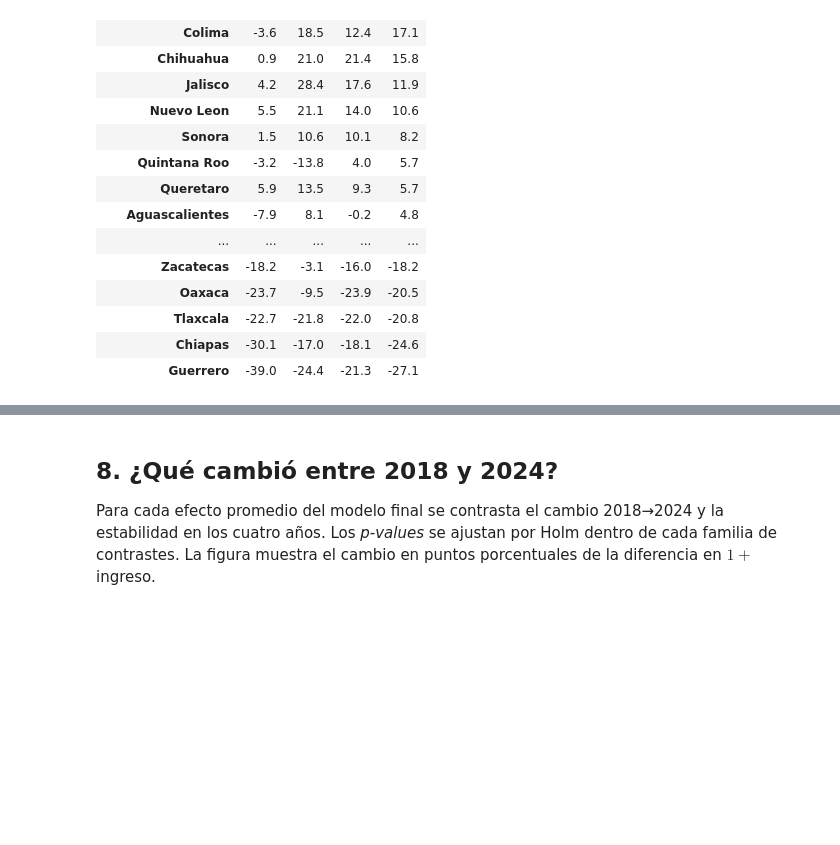
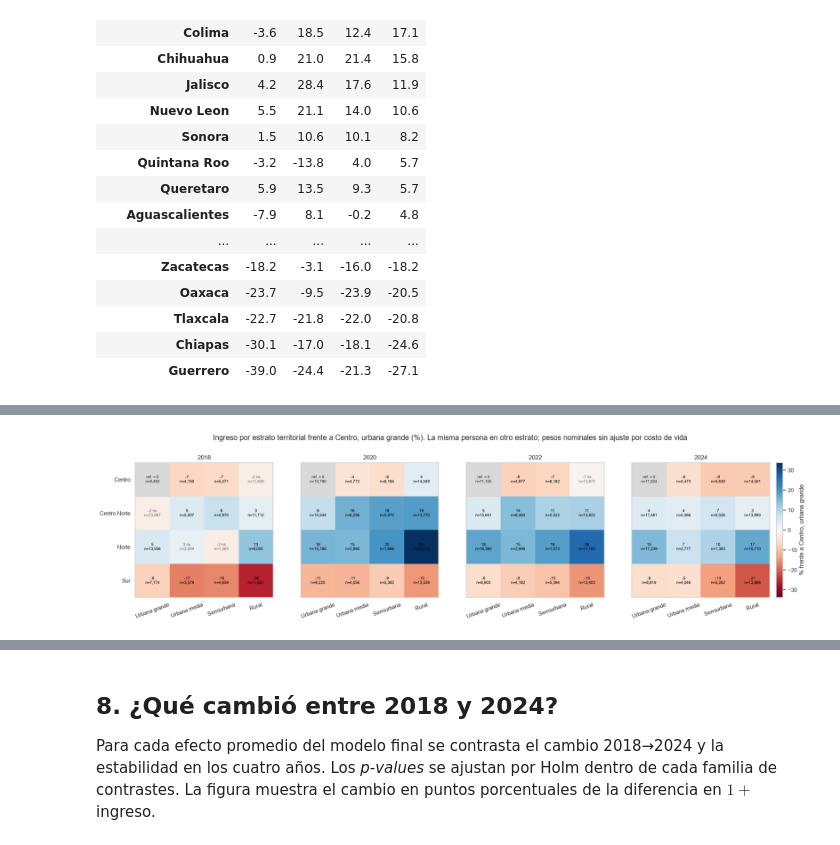
Before and after one commit to FernandoRossell/inegi-income-modeling, a Jupyter notebook: notebooks/16_interpretacion_modelo_final.ipynb, the cells around one changed output, grey strips where cells are left out. Saved outputs shown, nothing was run; the diff lists cells and outputs as text; code cells hidden in the pictures; blank space fills up the shorter version.

```diff
--- a/notebooks/16_interpretacion_modelo_final.ipynb
+++ b/notebooks/16_interpretacion_modelo_final.ipynb
@@ -213,0 +406,11 @@ Bloques de interaccion en M5: ['I1_genero_ciclo_vida', 'I2_educacion_edad', 'I3a
+# %%
+if FRACCION_HOGARES_PRUEBA_16 is not None:
+    if not 0 < FRACCION_HOGARES_PRUEBA_16 < 1:
+        raise ValueError("FRACCION_HOGARES_PRUEBA_16 debe ser None o estar en (0, 1).")
+    for anio in ANIOS:
+        hogares = datos[anio].id_hogar.drop_duplicates().sample(frac=FRACCION_HOGARES_PRUEBA_16, random_state=SEMILLA_PRUEBA_16)
+        datos[anio] = datos[anio].loc[datos[anio].id_hogar.isin(hogares)].reset_index(drop=True)
+    display(pd.DataFrame([{"anio": a, "personas_prueba": len(datos[a]), "hogares_prueba": datos[a].id_hogar.nunique()}
+                          for a in ANIOS]))
+else:
+    print("Ejecucion con la muestra completa.")
@@ -621,0 +839,84 @@ display(efectos_estatales.pivot(index="entidad", columns="anio", values="eb_pct"
+# %%
+n_estratos = pd.concat([datos[a].groupby(["region_banxico", "tam_loc_grupo"]).size().rename("n").reset_index().assign(anio=a)
+                        for a in ANIOS]).rename(columns={"region_banxico": "region", "tam_loc_grupo": "localidad"})
+display(n_estratos.pivot_table(index=["region", "localidad"], columns="anio", values="n"))
+
+
+def heatmap_anotado(tabla, titulo, etiqueta_barra, cmap, nombre, celda_referencia=None, simetrico=True):
+    fig, ejes = plt.subplots(1, len(ANIOS), figsize=(23, 4.8))
+    valores = tabla.ame_pct
+    limite = float(np.nanmax(np.abs(valores)))
+    norma = TwoSlopeNorm(0, -limite, limite) if simetrico else plt.Normalize(valores.min(), valores.max())
+    for ax, anio in zip(ejes, ANIOS):
+        sub = tabla.loc[tabla.anio.eq(anio)].set_index(["region", "localidad"])
+        n = n_estratos.loc[n_estratos.anio.eq(anio)].set_index(["region", "localidad"]).n
+        matriz = np.full((len(REGIONES), len(LOCALIDADES)), np.nan)
+        for i, region in enumerate(REGIONES):
+            for j, localidad in enumerate(LOCALIDADES):
+                if (region, localidad) in sub.index:
+                    matriz[i, j] = sub.loc[(region, localidad), "ame_pct"]
+        imagen = ax.imshow(np.ma.masked_invalid(matriz), cmap=cmap, norm=norma, aspect="auto")
+        for i, region in enumerate(REGIONES):
+            for j, localidad in enumerate(LOCALIDADES):
+                cuantos = int(n.get((region, localidad), 0))
+                if (region, localidad) == celda_referencia:
+                    ax.add_patch(plt.Rectangle((j - 0.5, i - 0.5), 1, 1, color="0.85"))
+                    ax.text(j, i, f"ref. = 0\nn={cuantos:,}", ha="center", va="center", fontsize=8)
+                    continue
+                fila = sub.loc[(region, localidad)]
+                ns = fila.ic_inferior_pct <= 0 <= fila.ic_superior_pct
+                ax.text(j, i, f"{fila.ame_pct:.0f}{' ns' if ns else ''}\nn={cuantos:,}", ha="center", va="center",
+                        fontsize=8, color="0.45" if ns else "black")
+        ax.set_xticks(range(len(LOCALIDADES)), [l.split(" (")[0] for l in LOCALIDADES], rotation=20)
+        ax.set_yticks(range(len(REGIONES)), REGIONES if anio == ANIOS[0] else [""] * len(REGIONES))
+        ax.set_title(str(anio))
+        ax.grid(False)
+    fig.colorbar(imagen, ax=ejes, label=etiqueta_barra, fraction=0.015, pad=0.01)
+    fig.suptitle(titulo, y=1.04)
+    mostrar_figura(fig, nombre)
+
+
+heatmap_anotado(estratos_territoriales,
+                "Ingreso por estrato territorial frente a Centro, urbana grande (%). La misma persona en otro estrato; pesos nominales sin ajuste por costo de vida",
+                "% frente a Centro, urbana grande", "RdBu", "estratos_territoriales_anotado",
+                celda_referencia=(REFERENCIAS["region_banxico"], REFERENCIAS["tam_loc_grupo"]))
+heatmap_anotado(brecha_genero_territorio,
+                "Brecha mujer frente a hombre dentro de cada celda (%). Color mas oscuro = brecha mayor; cada celda compara contra los hombres de la misma celda",
+                "% mujer frente a hombre", "Reds_r", "brecha_genero_territorio_anotado", simetrico=False)
+
+# Verificacion de la estructura aditiva en log de la brecha de genero
+estructura = brecha_genero_territorio.pivot_table(index=["anio", "localidad"], columns="region", values="ame_log")
+desplazamientos = estructura.sub(estructura[REFERENCIAS["region_banxico"]], axis=0)
+display(desplazamientos.groupby("anio").agg(lambda s: s.max() - s.min()).round(4).rename(
+    columns=lambda c: f"rango entre localidades del desplazamiento {c}"))
+
+filas = []
+for anio in ANIOS:
+    modelo, d = modelos[(anio, "M5_final")], datos[anio]
+    for dimension, variable, categorias in [("region", "region_banxico", REGIONES), ("localidad", "tam_loc_grupo", LOCALIDADES)]:
+        for categoria in categorias:
+            escenario = contrafactual(d, **{variable: categoria})
+            filas.append({"anio": anio, "dimension": dimension, "categoria": categoria,
+                          **contraste(modelo, medias_diseno(contrafactual(escenario, sexo_desc="Mujer"), modelo),
+                                      medias_diseno(contrafactual(escenario, sexo_desc="Hombre"), modelo))})
+brecha_genero_marginal = pd.DataFrame(filas)
+display(brecha_genero_marginal.pivot_table(index=["dimension", "categoria"], columns="anio", values="ame_pct").round(1))
+
+fig, ejes = plt.subplots(1, 2, figsize=(16, 4.8), sharey=True)
+for ax, dimension, categorias in [(ejes[0], "region", REGIONES), (ejes[1], "localidad", LOCALIDADES)]:
+    ancho = 0.2
+    for k, anio in enumerate(ANIOS):
+        s = brecha_genero_marginal.loc[brecha_genero_marginal.anio.eq(anio) & brecha_genero_marginal.dimension.eq(dimension)]
+        s = s.set_index("categoria").reindex(categorias)
+        x = np.arange(len(categorias)) + (k - 1.5) * ancho
+        ax.bar(x, s.ame_pct, width=ancho, color=COLORES_ANIO[anio], label=str(anio))
+        ax.errorbar(x, s.ame_pct, yerr=[s.ame_pct - s.ic_inferior_pct, s.ic_superior_pct - s.ame_pct],
+                    fmt="none", color="0.2", capsize=1.5, linewidth=0.8)
+    ax.set_xticks(range(len(categorias)), [c.split(" (")[0] for c in categorias])
+    ax.axhline(0, color="0.3", linewidth=0.8)
+    ax.set_title(f"Brecha mujer frente a hombre por {dimension}")
+ejes[0].set_ylabel("% mujer frente a hombre, IC 95%")
+ejes[0].legend(title="Año", fontsize=8)
+fig.tight_layout()
+mostrar_figura(fig, "brecha_genero_region_localidad")
+# %% [output]
@@ -621,0 +941 @@ display(efectos_estatales.pivot(index="entidad", columns="anio", values="eb_pct"
+[figure, added]
```
Also changed, not shown: parts of 28 cells of this notebook, 13 other files.
